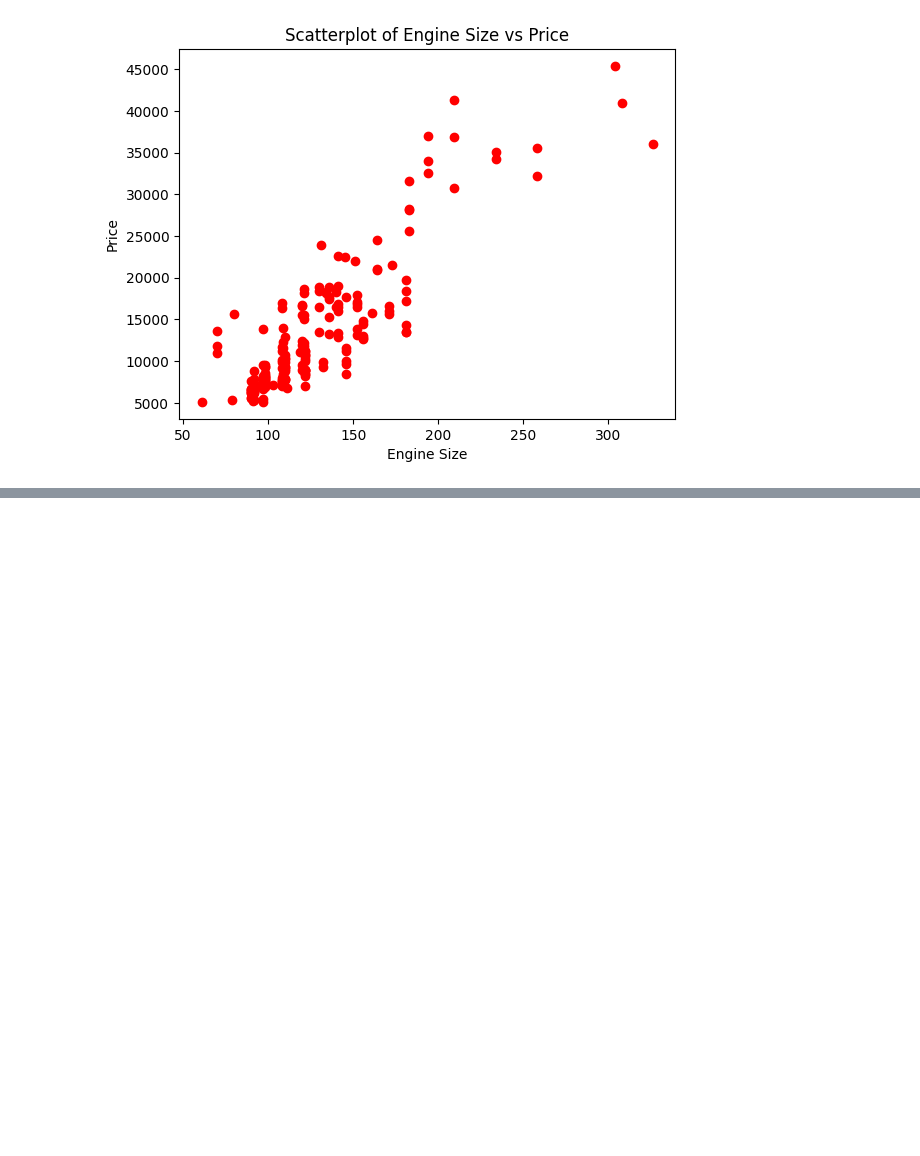
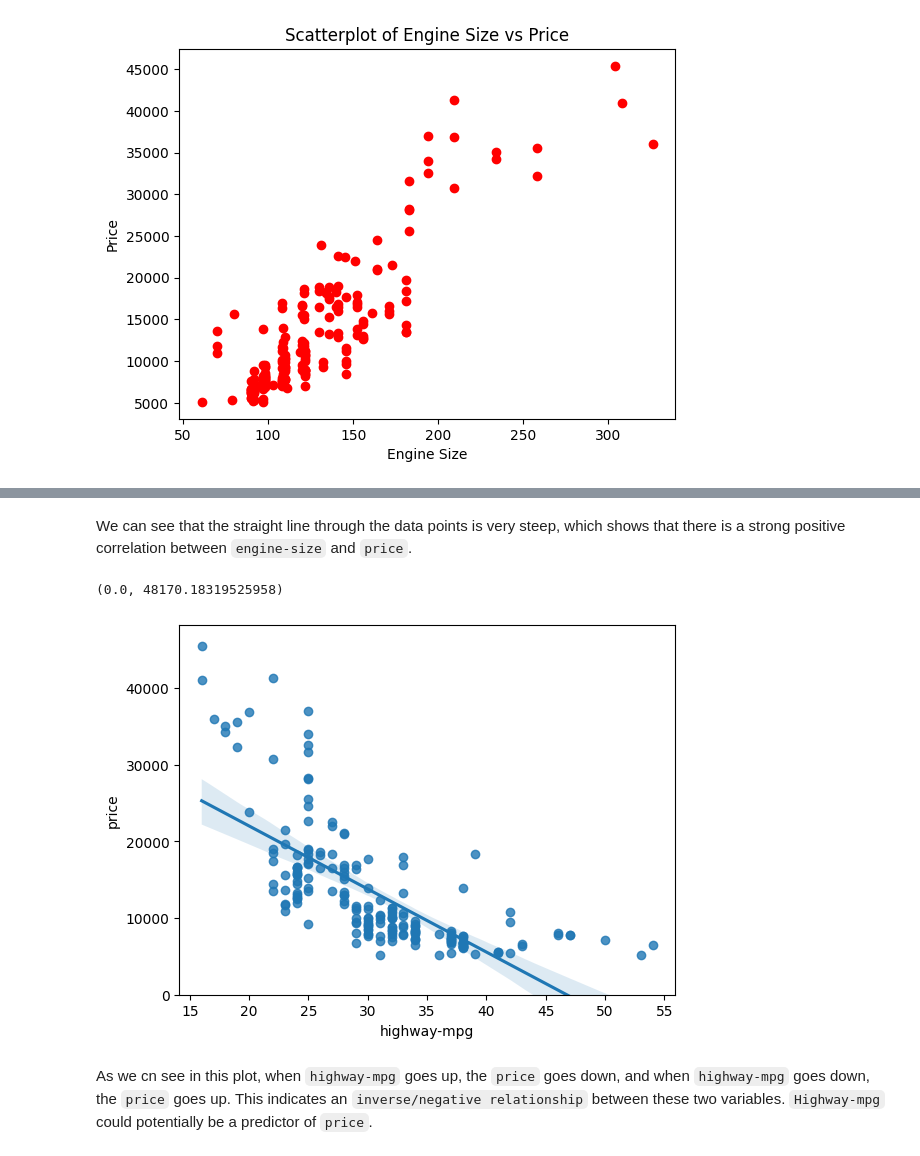
Before and after one commit to NAVNEET72159/Data-Analysis-IBM-Notes, a Jupyter notebook: Data_Wrangling.ipynb, the cells around one changed output, grey strips where cells are left out. Drawn from its saved outputs; the diff is of its cells as text; code cells hidden in the pictures; blank space fills up the shorter version.

```diff
--- a/Data_Wrangling.ipynb
+++ b/Data_Wrangling.ipynb
@@ -545,0 +648,10 @@ Text(0, 0.5, 'Price')
+# %% [markdown]
+We can see that the straight line through the data points is very steep, which shows that there is a strong positive correlation between `engine-size` and `price`.
+# %%
+sns.regplot(x='highway-mpg', y='price', data=df)
+plt.ylim(0,)
+# %% [output]
+(0.0, 48170.18319525958)
+[figure, added]
+# %% [markdown]
+As we cn see in this plot, when `highway-mpg` goes up, the `price` goes down, and when `highway-mpg` goes down, the `price` goes up. This indicates an `inverse/negative relationship` between these two variables. `Highway-mpg` could potentially be a predictor of `price`.
```
Also changed, not shown: parts of 63 cells of this notebook, 1 other file.
